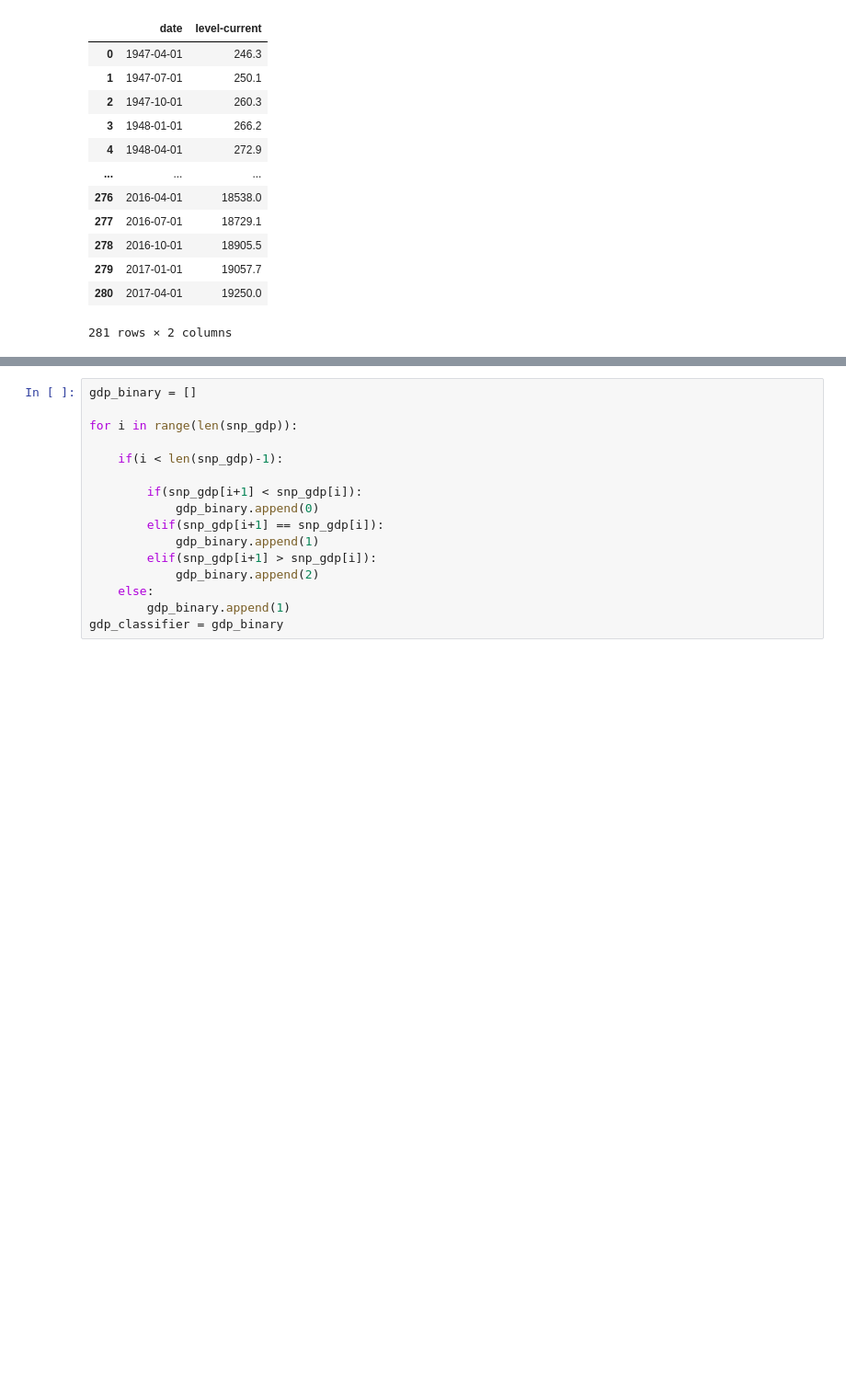
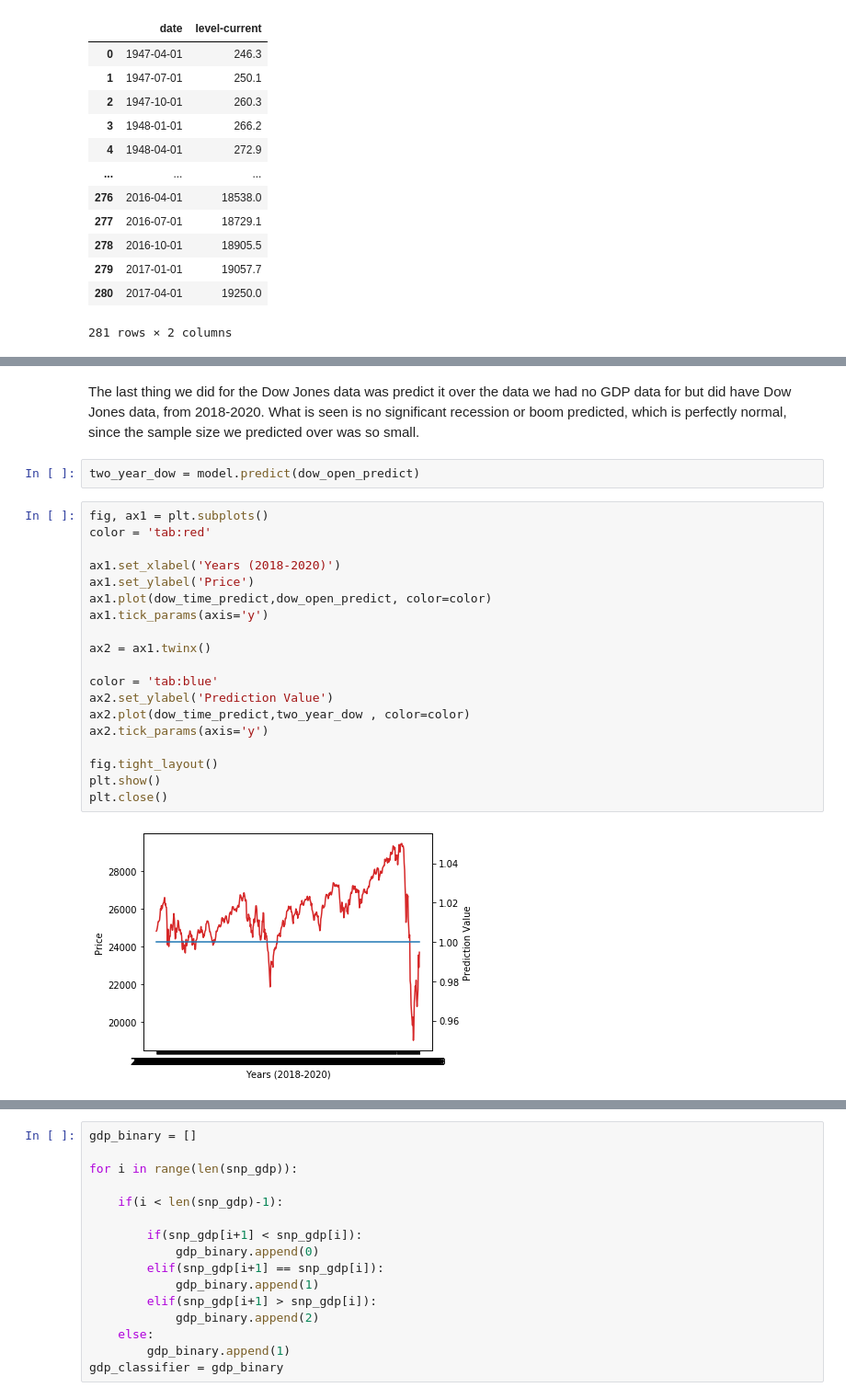
Before and after one commit to fjevtic46/cmse202-project, a Jupyter notebook: Project.ipynb, the cells around one changed output, grey strips where cells are left out. Shown at 92% size. Saved outputs shown, nothing was run; the diff lists cells and outputs as text; blank space fills up the shorter version.

```diff
--- a/Project.ipynb
+++ b/Project.ipynb
@@ -222,0 +271,25 @@ for i in two_dow:
+# %% [markdown]
+The last thing we did for the Dow Jones data was predict it over the data we had no GDP data for but did have Dow Jones data, from 2018-2020. What is seen is no significant recession or boom predicted, which is perfectly normal, since the sample size we predicted over was so small.
+# %%
+two_year_dow = model.predict(dow_open_predict)
+# %%
+fig, ax1 = plt.subplots()
+color = 'tab:red'
+
+ax1.set_xlabel('Years (2018-2020)')
+ax1.set_ylabel('Price')
+ax1.plot(dow_time_predict,dow_open_predict, color=color)
+ax1.tick_params(axis='y')
+
+ax2 = ax1.twinx()
+
+color = 'tab:blue'
+ax2.set_ylabel('Prediction Value')
+ax2.plot(dow_time_predict,two_year_dow , color=color)
+ax2.tick_params(axis='y')
+
+fig.tight_layout()
+plt.show()
+plt.close()
+# %% [output]
+[figure, added]
```
Also changed, not shown: parts of 63 cells of this notebook.
